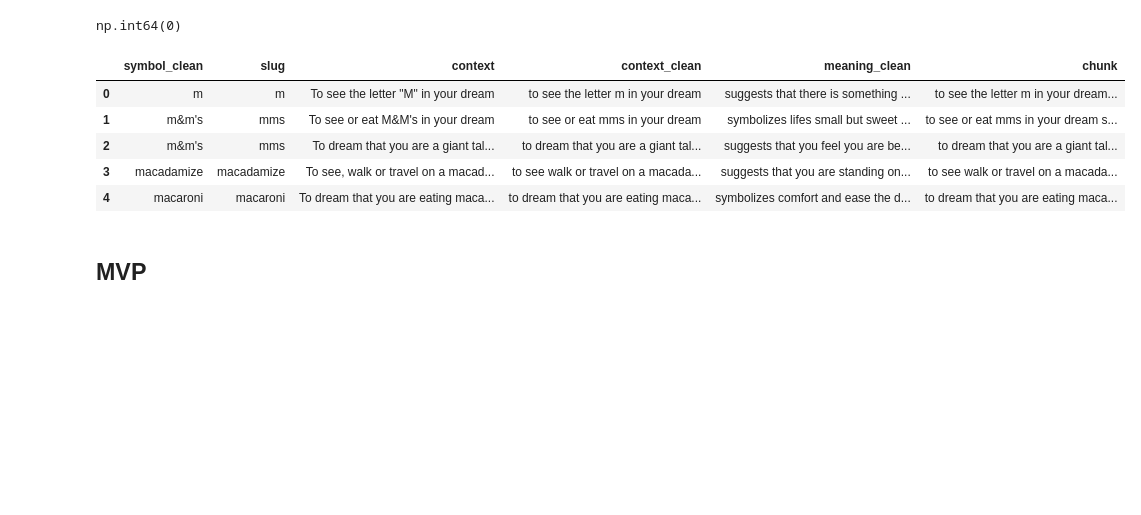
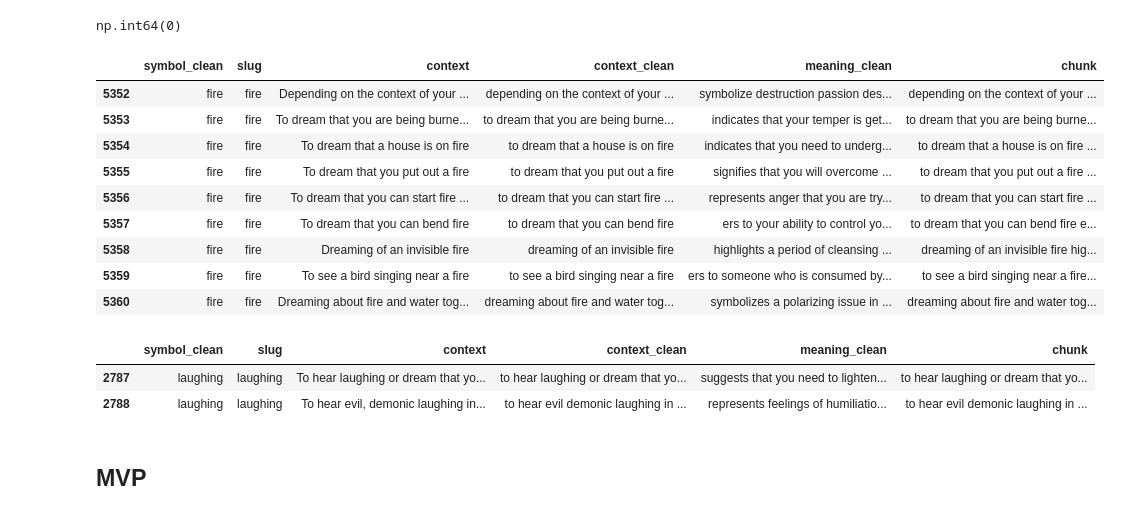
Before and after one commit to MartynaC/dreamscope, a Jupyter notebook: Notebooks/emotion_classification/Dream_Symbols_RAG.ipynb, the cells around one changed output. Drawn from its saved outputs; the diff is of its cells as text; code cells hidden in the pictures; blank space fills up the shorter version.

```diff
--- a/Notebooks/emotion_classification/Dream_Symbols_RAG.ipynb
+++ b/Notebooks/emotion_classification/Dream_Symbols_RAG.ipynb
@@ -36,7 +42,7 @@ import string
 # %% [markdown]
 ## __Data preparation__
 # %%
-data = pd.read_csv('/Users/lesfabs/code/MartynaC/dreamscope/Notebooks/dream_symbols_clean_v2.csv') # Use version 5
+data = pd.read_csv('/Users/lesfabs/code/MartynaC/dreamscope/Notebooks/dream_notebook/dream_symbols_clean_v5.csv')
 data.head()
 # %% [output]
 |  | symbol_clean | slug | context | context_clean | meaning_clean |
@@ -58,11 +64,22 @@ np.int64(0)
 # %%
 # Create chunks
 data['chunk'] = data['context_clean'] + " " + data['meaning_clean']
-data.head()
+data.sample(20)
+data[data['slug']=='fire']
 # %% [output]
 |  | symbol_clean | slug | context | context_clean | meaning_clean | chunk |
-| 0 | m | m | To see the letter "M" in your dream | to see the letter m in your dream | suggests that there is something ... | to see the letter m in your dream... |
-| 1 | m&m's | mms | To see or eat M&M's in your dream | to see or eat mms in your dream | symbolizes lifes small but sweet ... | to see or eat mms in your dream s... |
-| 2 | m&m's | mms | To dream that you are a giant tal... | to dream that you are a giant tal... | suggests that you feel you are be... | to dream that you are a giant tal... |
-| 3 | macadamize | macadamize | To see, walk or travel on a macad... | to see walk or travel on a macada... | suggests that you are standing on... | to see walk or travel on a macada... |
-| 4 | macaroni | macaroni | To dream that you are eating maca... | to dream that you are eating maca... | symbolizes comfort and ease the d... | to dream that you are eating maca... |
+| 5352 | fire | fire | Depending on the context of your ... | depending on the context of your ... | symbolize destruction passion des... | depending on the context of your ... |
+| 5353 | fire | fire | To dream that you are being burne... | to dream that you are being burne... | indicates that your temper is get... | to dream that you are being burne... |
+| 5354 | fire | fire | To dream that a house is on fire | to dream that a house is on fire | indicates that you need to underg... | to dream that a house is on fire ... |
+| 5355 | fire | fire | To dream that you put out a fire | to dream that you put out a fire | signifies that you will overcome ... | to dream that you put out a fire ... |
+| 5356 | fire | fire | To dream that you can start fire ... | to dream that you can start fire ... | represents anger that you are try... | to dream that you can start fire ... |
+| 5357 | fire | fire | To dream that you can bend fire | to dream that you can bend fire | ers to your ability to control yo... | to dream that you can bend fire e... |
+| 5358 | fire | fire | Dreaming of an invisible fire | dreaming of an invisible fire | highlights a period of cleansing ... | dreaming of an invisible fire hig... |
+| 5359 | fire | fire | To see a bird singing near a fire | to see a bird singing near a fire | ers to someone who is consumed by... | to see a bird singing near a fire... |
+| 5360 | fire | fire | Dreaming about fire and water tog... | dreaming about fire and water tog... | symbolizes a polarizing issue in ... | dreaming about fire and water tog... |
+# %%
+data[data['slug']=='laughing']
+# %% [output]
+|  | symbol_clean | slug | context | context_clean | meaning_clean | chunk |
+| 2787 | laughing | laughing | To hear laughing or dream that yo... | to hear laughing or dream that yo... | suggests that you need to lighten... | to hear laughing or dream that yo... |
+| 2788 | laughing | laughing | To hear evil, demonic laughing in... | to hear evil demonic laughing in ... | represents feelings of humiliatio... | to hear evil demonic laughing in ... |
```
Also changed, not shown: parts of 19 cells of this notebook.
